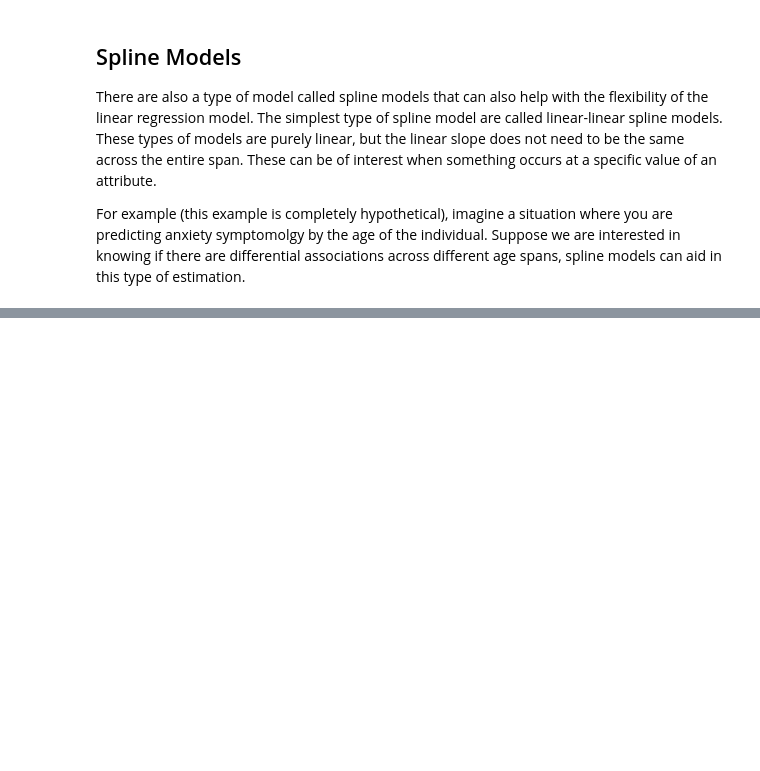
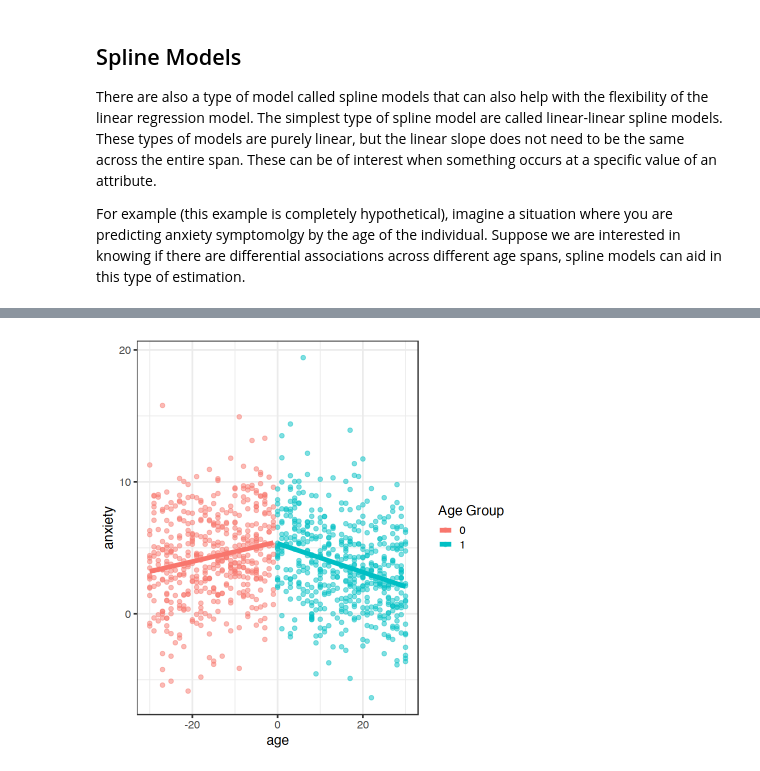
Before and after one commit to lebebr01/psqf_6243, a Jupyter notebook: course-notes/15-non-linear.ipynb, the cells around one changed output, grey strips where cells are left out. Saved outputs shown, nothing was run; the diff lists cells and outputs as text; code cells hidden in the pictures; blank space fills up the shorter version.

```diff
--- a/course-notes/15-non-linear.ipynb
+++ b/course-notes/15-non-linear.ipynb
@@ -129,5 +236,7 @@ gf_point(anxiety ~ age, data = anxiety_data, size = 2, alpha = 0.5) |>
 # %%
-gf_point(anxiety ~ age, data = anxiety_data, color = ~factor(age_group_post), size = 2, alpha = 0.5) |>
+gf_point(anxiety ~ age, data = anxiety_data2, color = ~factor(age_group_post), size = 2, alpha = 0.5) |>
   gf_smooth(method = 'lm', linewidth = 2) |>
   gf_labs(color = "Age Group")
+# %% [output]
+[figure, added]
 # %%
```
Also changed, not shown: parts of 20 cells of this notebook, 10 other files.
